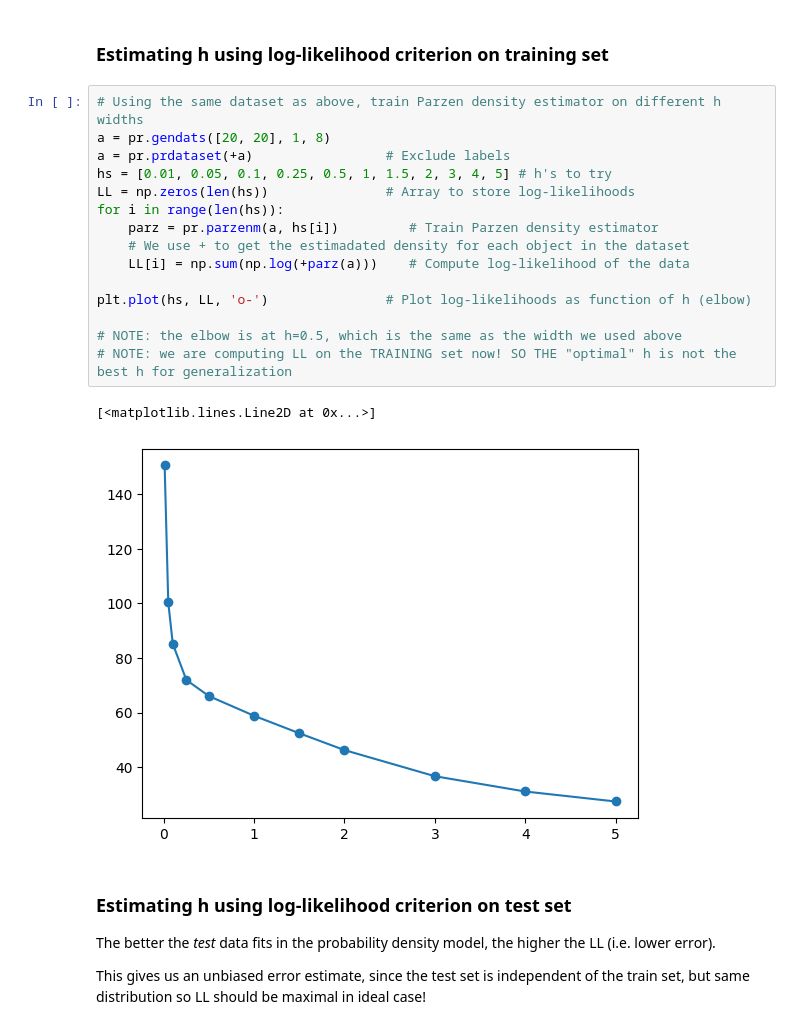
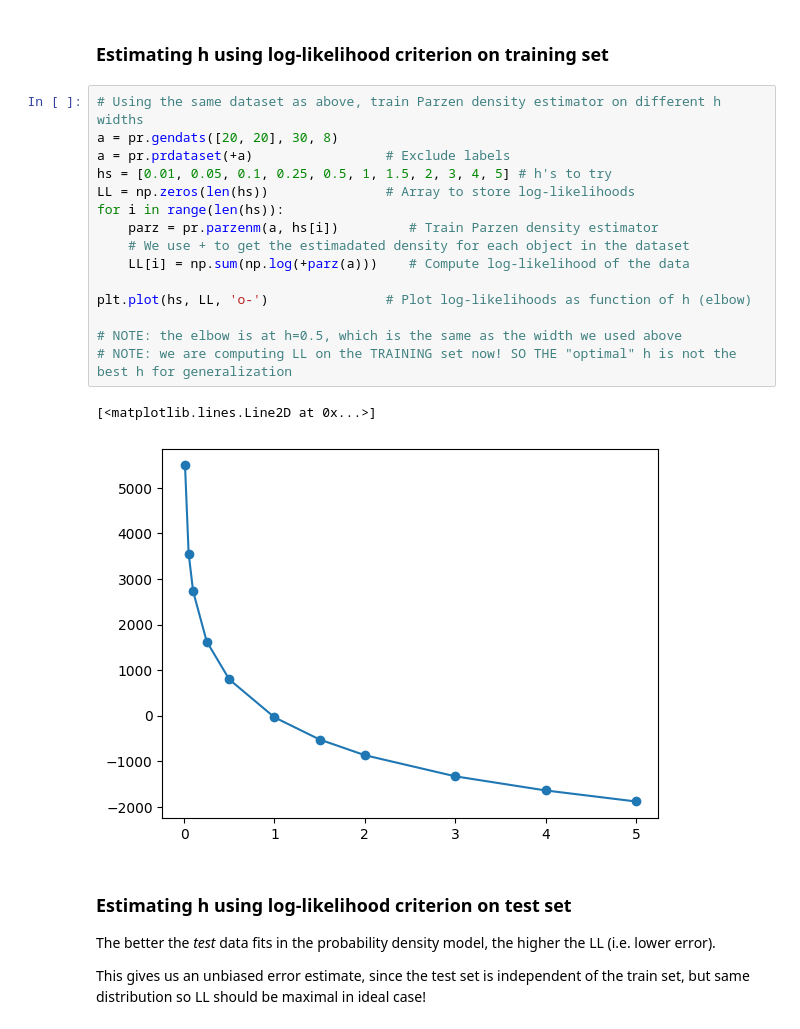
Before and after one commit to nadinekuo/MachineLearning1-Labs, a Jupyter notebook: 1-Basics-of-ML/decision-theory.ipynb, the cells around one changed output. Drawn from its saved outputs; the diff is of its cells as text.

```diff
--- a/1-Basics-of-ML/decision-theory.ipynb
+++ b/1-Basics-of-ML/decision-theory.ipynb
@@ -311,22 +311,22 @@ gendats(n=(20, 20), dim=2, delta=2.0)
 ### Estimating h using log-likelihood criterion on training set
 # %%
 # Using the same dataset as above, train Parzen density estimator on different h widths
-a = pr.gendats([20, 20], 1, 8)
+a = pr.gendats([20, 20], 30, 8)
 a = pr.prdataset(+a)                 # Exclude labels
 hs = [0.01, 0.05, 0.1, 0.25, 0.5, 1, 1.5, 2, 3, 4, 5] # h's to try
 LL = np.zeros(len(hs))               # Array to store log-likelihoods
 for i in range(len(hs)):
     parz = pr.parzenm(a, hs[i])         # Train Parzen density estimator
     # We use + to get the estimadated density for each object in the dataset
     LL[i] = np.sum(np.log(+parz(a)))    # Compute log-likelihood of the data
 
 plt.plot(hs, LL, 'o-')               # Plot log-likelihoods as function of h (elbow)
 
 # NOTE: the elbow is at h=0.5, which is the same as the width we used above
 # NOTE: we are computing LL on the TRAINING set now! SO THE "optimal" h is not the best h for generalization
 # %% [output]
 [<matplotlib.lines.Line2D at 0x...>]
-[figure, old version]
+[figure, new version]
 # %% [markdown]
 ### Estimating h using log-likelihood criterion on test set
 
```
Also changed, not shown: parts of 3 cells of this notebook, 13 other files.
